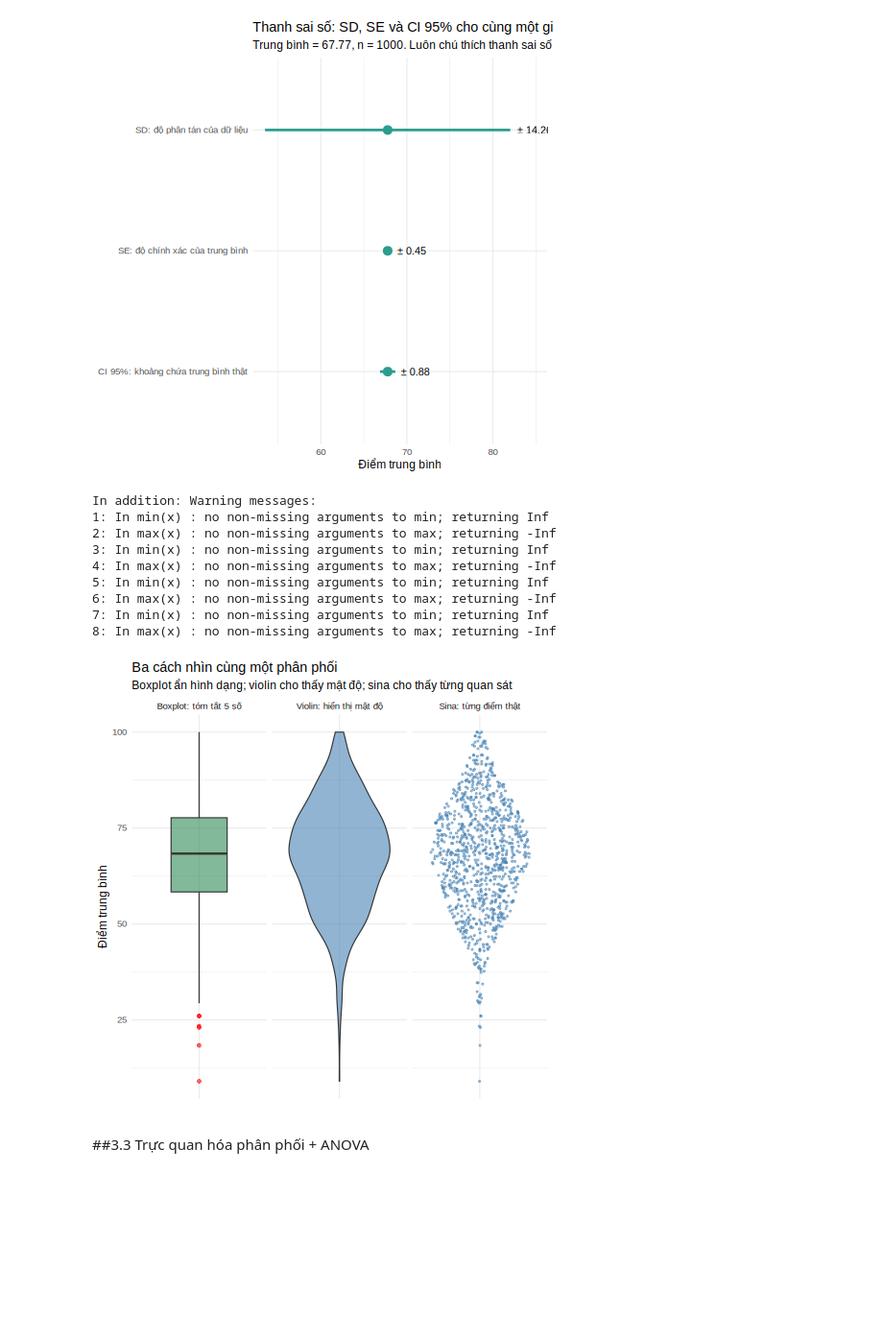
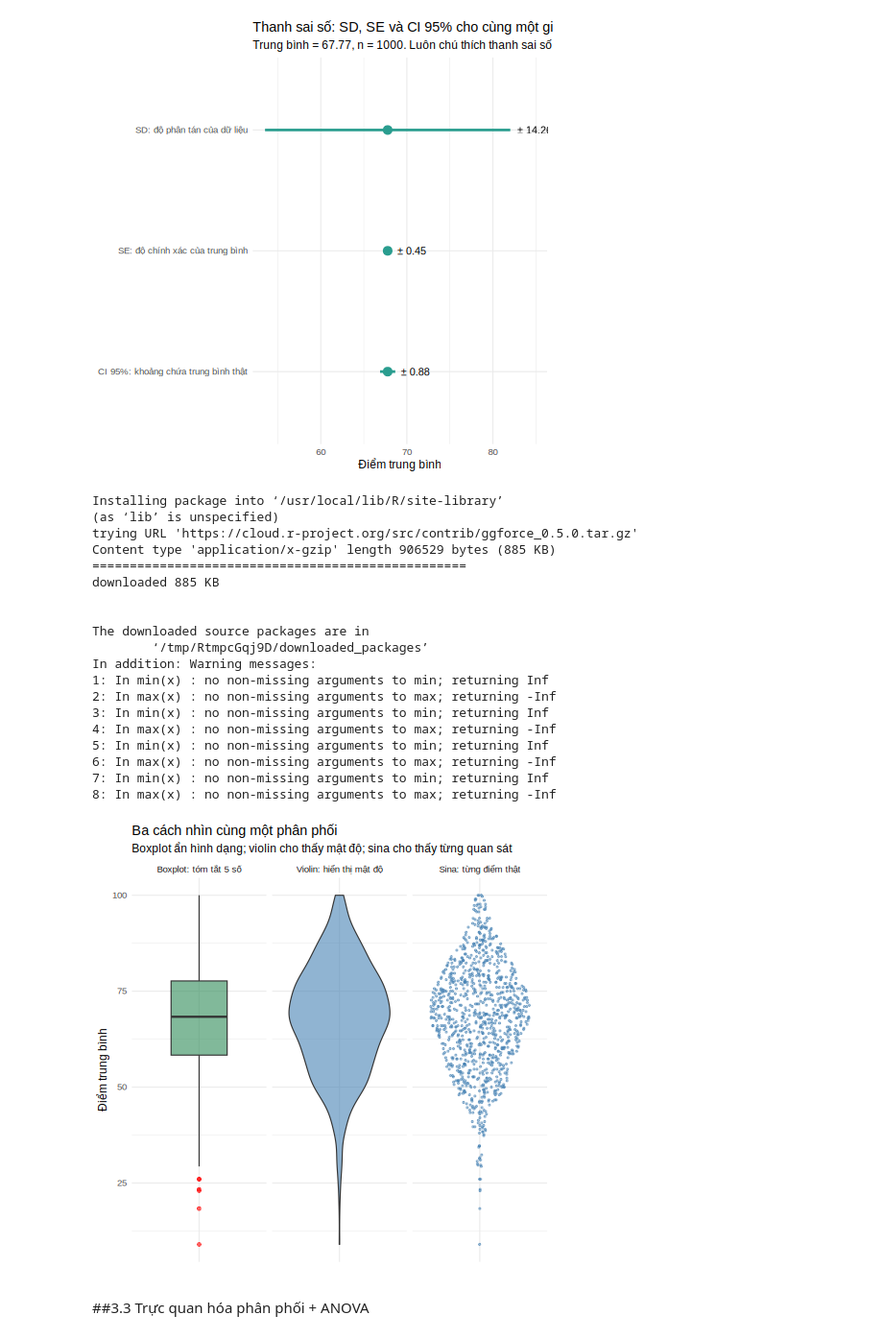
Before and after one commit to 25-DoThanQuocKhanh-24174600024/DHKL18A1HN_Do_An_Nhom_2_CD_3, a Jupyter notebook: Đồ_Án_1_Nhóm_2_2_DHKL18A1HN.ipynb, the cells around one changed output. Shown at 96% size. Saved outputs shown, nothing was run; the diff lists cells and outputs as text; code cells hidden in the pictures; blank space fills up the shorter version.

```diff
--- a/Đồ_Án_1_Nhóm_2_2_DHKL18A1HN.ipynb
+++ b/Đồ_Án_1_Nhóm_2_2_DHKL18A1HN.ipynb
@@ -1276,30 +1293,43 @@ Số giá trị ngoại lai (1.5*IQR): 6
 # %%
 %%R
 # [p32g] TIẾN HÓA: Boxplot -> Violin -> Sina trên cùng một biến  -> plots/3.2g_box_violin_sina.png
+if (!requireNamespace("ggforce", quietly = TRUE)) {
+  install.packages("ggforce", repos = "https://cloud.r-project.org/")
+}
 kieu_lv <- c("Boxplot: tóm tắt 5 số", "Violin: hiển thị mật độ", "Sina: từng điểm thật")
 df3 <- map_dfr(kieu_lv, \(k) mutate(df, kieu = k)) |> mutate(kieu = factor(kieu, levels = kieu_lv))
 p32g <- ggplot(df3, aes(x = "", y = average_score)) +
   geom_boxplot(data = ~ filter(.x, kieu == kieu_lv[1]), fill = "seagreen", alpha = 0.6,
                width = 0.5, outlier.colour = "red") +
   geom_violin(data = ~ filter(.x, kieu == kieu_lv[2]), fill = "steelblue", alpha = 0.6) +
   ggforce::geom_sina(data = ~ filter(.x, kieu == kieu_lv[3]), color = "steelblue",
                      alpha = 0.5, size = 0.8) +
   facet_wrap(~ kieu) +
   labs(title = "Ba cách nhìn cùng một phân phối",
        subtitle = "Boxplot ẩn hình dạng; violin cho thấy mật độ; sina cho thấy từng quan sát",
        x = NULL, y = "Điểm trung bình")
 save_plot(p32g, "3.2g_box_violin_sina", w = 10, h = 4.5)
 # %% [output]
+Installing package into ‘/usr/local/lib/R/site-library’
+(as ‘lib’ is unspecified)
+trying URL 'https://cloud.r-project.org/src/contrib/ggforce_0.5.0.tar.gz'
+Content type 'application/x-gzip' length 906529 bytes (885 KB)
+==================================================
+downloaded 885 KB
+
+
+The downloaded source packages are in
+        ‘/tmp/RtmpcGqj9D/downloaded_packages’
 In addition: Warning messages:
 1: In min(x) : no non-missing arguments to min; returning Inf
 2: In max(x) : no non-missing arguments to max; returning -Inf
 3: In min(x) : no non-missing arguments to min; returning Inf
 4: In max(x) : no non-missing arguments to max; returning -Inf
 5: In min(x) : no non-missing arguments to min; returning Inf
 6: In max(x) : no non-missing arguments to max; returning -Inf
 7: In min(x) : no non-missing arguments to min; returning Inf
 8: In max(x) : no non-missing arguments to max; returning -Inf
-[figure, old version]
+[figure, new version]
 # %% [markdown]
 ##3.3 Trực quan hóa phân phối + ANOVA
 # %% [markdown]
```
Also changed, not shown: parts of 10 cells of this notebook.
